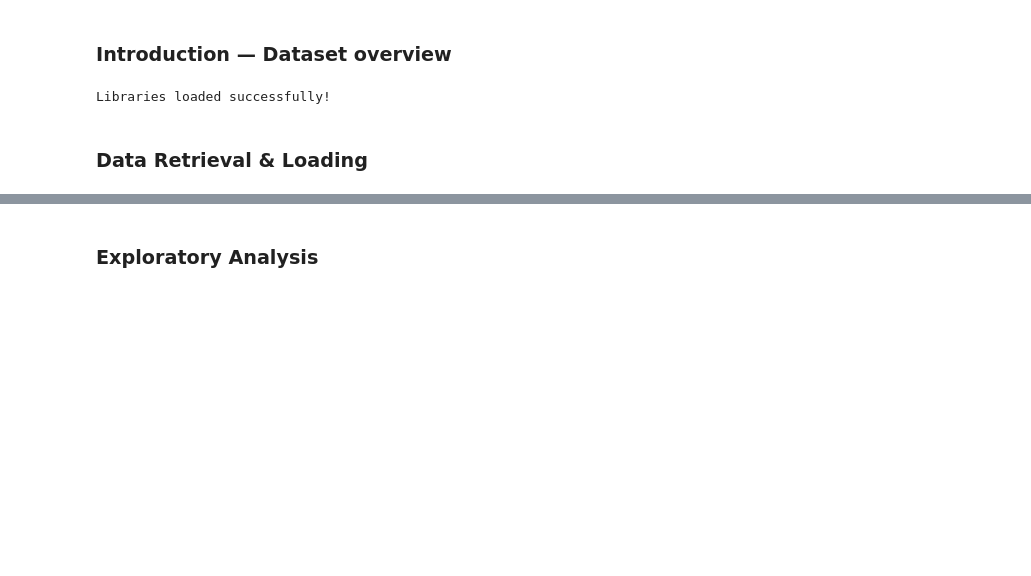
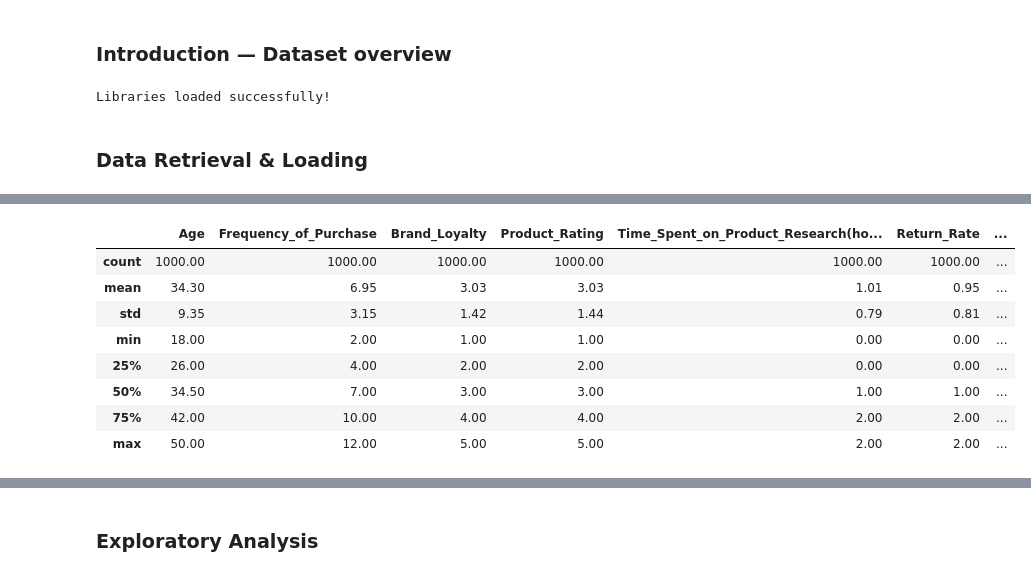
Before and after one commit to marianemcgrath/pfda, a Jupyter notebook: project/project_1.ipynb, the cells around one changed output, grey strips where cells are left out. Cells and saved outputs as stored; diff of their text form; code cells hidden in the pictures; blank space fills up the shorter version.

```diff
--- a/project/project_1.ipynb
+++ b/project/project_1.ipynb
@@ -49,0 +91,14 @@ Please check the file path and ensure the data directory exists
+# %%
+# Statistical summary of the DataFrame, but only show two decimal places
+pd.options.display.float_format = '{:.2f}'.format
+df.describe()
+# %% [output]
+|  | Age | Frequency_of_Purchase | Brand_Loyalty | Product_Rating | Time_Spent_on_Product_Research(ho... | Return_Rate | ... |
+| count | 1000.00 | 1000.00 | 1000.00 | 1000.00 | 1000.00 | 1000.00 | ... |
+| mean | 34.30 | 6.95 | 3.03 | 3.03 | 1.01 | 0.95 | ... |
+| std | 9.35 | 3.15 | 1.42 | 1.44 | 0.79 | 0.81 | ... |
+| min | 18.00 | 2.00 | 1.00 | 1.00 | 0.00 | 0.00 | ... |
+| 25% | 26.00 | 4.00 | 2.00 | 2.00 | 0.00 | 0.00 | ... |
+| 50% | 34.50 | 7.00 | 3.00 | 3.00 | 1.00 | 1.00 | ... |
+| 75% | 42.00 | 10.00 | 4.00 | 4.00 | 2.00 | 2.00 | ... |
+| max | 50.00 | 12.00 | 5.00 | 5.00 | 2.00 | 2.00 | ... |
```
Also changed, not shown: parts of 20 cells of this notebook, 1 other file.
